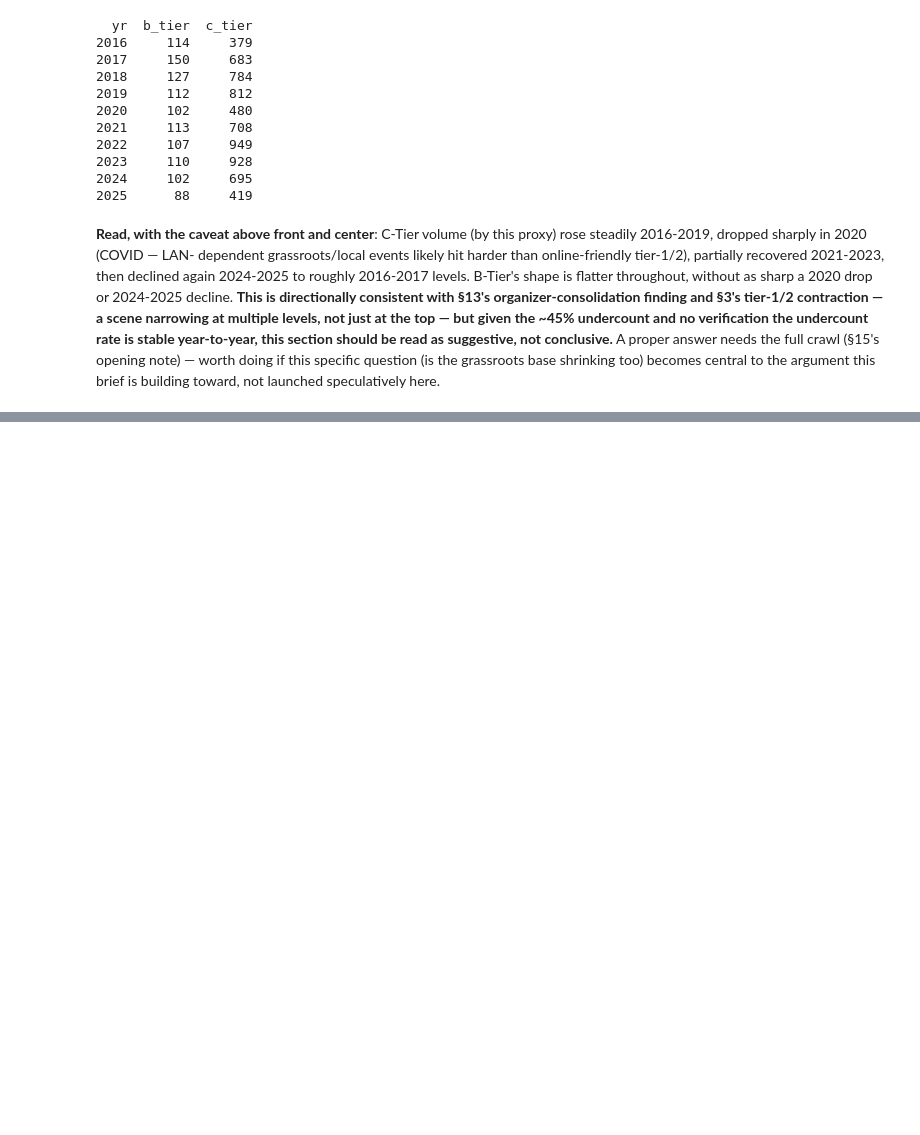
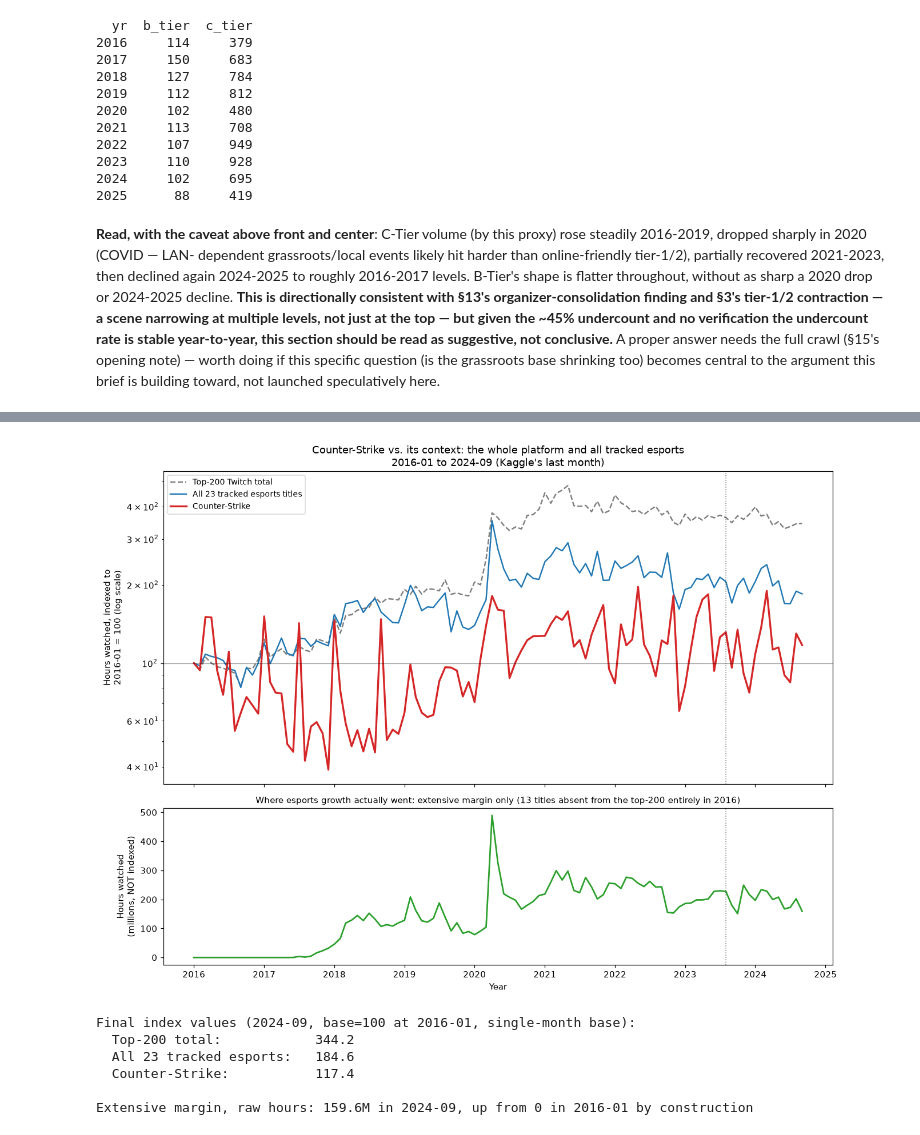
Before and after one commit to JacobH1994/fandomdatapuller, a Jupyter notebook: notebooks/cs_growth_trajectory.ipynb, the cells around one changed output, grey strips where cells are left out. Cells and saved outputs as stored; diff of their text form; code cells hidden in the pictures; blank space fills up the shorter version.

```diff
--- a/notebooks/cs_growth_trajectory.ipynb
+++ b/notebooks/cs_growth_trajectory.ipynb
@@ -1104,0 +1160,42 @@ not launched speculatively here.
+# %%
+# The extensive margin's 2016-01 value is exactly 0 by construction (that's
+# what "extensive margin" means) -- indexing to a zero base is undefined,
+# not a display bug to paper over. Shown on its own panel below, in raw
+# hours, rather than forced into the same indexed comparison as the other
+# three series.
+fig, (ax1, ax2) = plt.subplots(2, 1, figsize=(12, 9), height_ratios=[2, 1], sharex=True)
+
+ax1.plot(context_df["month"], context_df["total_hours_idx"], color="#7f7f7f", linestyle="--", linewidth=1.6, label="Top-200 Twitch total")
+ax1.plot(context_df["month"], context_df["esports_hours_idx"], color="#1f77b4", linewidth=1.6, label="All 23 tracked esports titles")
+ax1.plot(context_df["month"], context_df["cs_hours_idx"], color="#d62728", linewidth=2.2, label="Counter-Strike")
+ax1.axhline(100, color="black", linewidth=0.8, alpha=0.4)
+ax1.axvline(pd.Timestamp("2023-08-01"), color="black", linestyle=":", linewidth=1, alpha=0.5)
+ax1.set_ylabel("Hours watched, indexed to\n2016-01 = 100 (log scale)")
+ax1.set_yscale("log")
+ax1.set_title("Counter-Strike vs. its context: the whole platform and all tracked esports\n2016-01 to 2024-09 (Kaggle's last month)")
+ax1.legend(loc="upper left", fontsize=9)
+
+ax2.plot(context_df["month"], context_df["extensive_hours"] / 1e6, color="#2ca02c", linewidth=1.8)
+ax2.axvline(pd.Timestamp("2023-08-01"), color="black", linestyle=":", linewidth=1, alpha=0.5)
+ax2.set_ylabel("Hours watched\n(millions, NOT indexed)")
+ax2.set_title(f"Where esports growth actually went: extensive margin only ({len(extensive_ids)} titles absent from the top-200 entirely in 2016)", fontsize=10)
+ax2.set_xlabel("Year")
+
+plt.tight_layout()
+plt.savefig(REPO_ROOT / "notebooks" / "_cs_growth_fig14_context.png", dpi=110)
+plt.show()
+
+final = context_df.iloc[-1]
+print(f"Final index values ({context_df['month'].iloc[-1].strftime('%Y-%m')}, base=100 at 2016-01, single-month base):")
+print(f"  Top-200 total:            {final['total_hours_idx']:.1f}")
+print(f"  All 23 tracked esports:   {final['esports_hours_idx']:.1f}")
+print(f"  Counter-Strike:           {final['cs_hours_idx']:.1f}")
+print(f"\nExtensive margin, raw hours: {final['extensive_hours']/1e6:.1f}M in {context_df['month'].iloc[-1].strftime('%Y-%m')}, up from 0 in 2016-01 by construction")
+# %% [output]
+[figure, added]
+Final index values (2024-09, base=100 at 2016-01, single-month base):
+  Top-200 total:            344.2
+  All 23 tracked esports:   184.6
+  Counter-Strike:           117.4
+
+Extensive margin, raw hours: 159.6M in 2024-09, up from 0 in 2016-01 by construction
```
Also changed, not shown: parts of 5 cells of this notebook, 1 other file.
